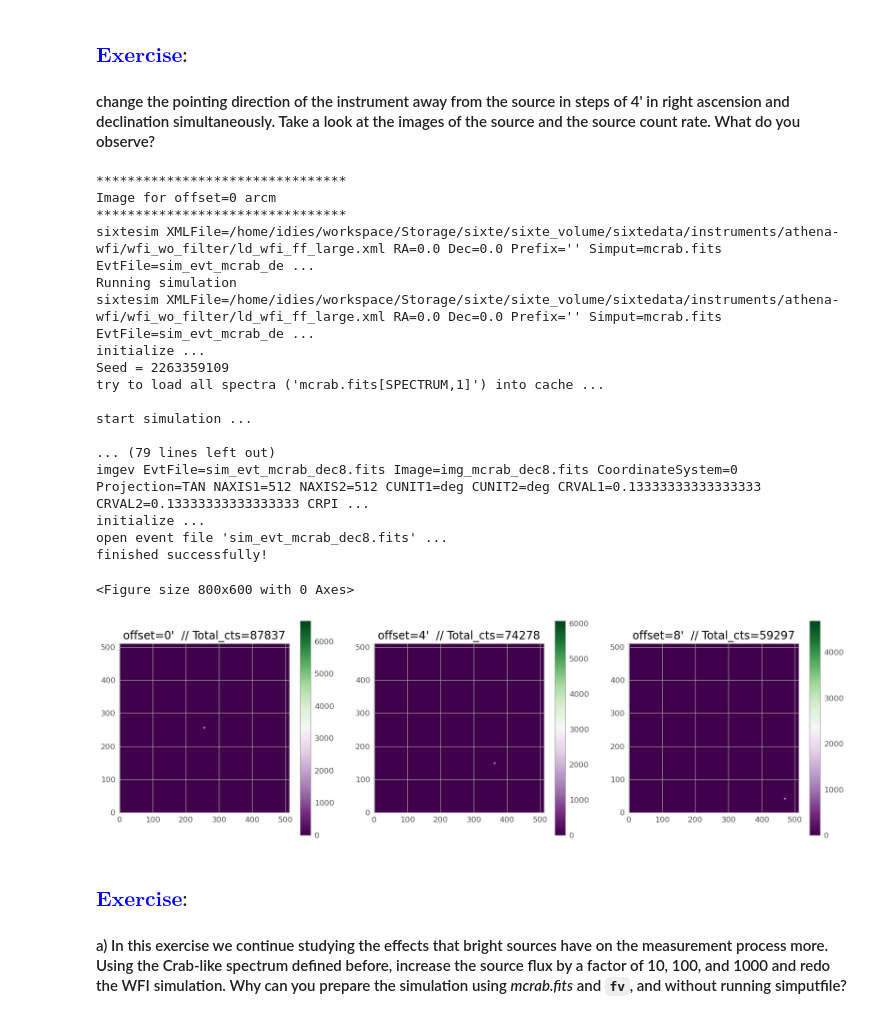
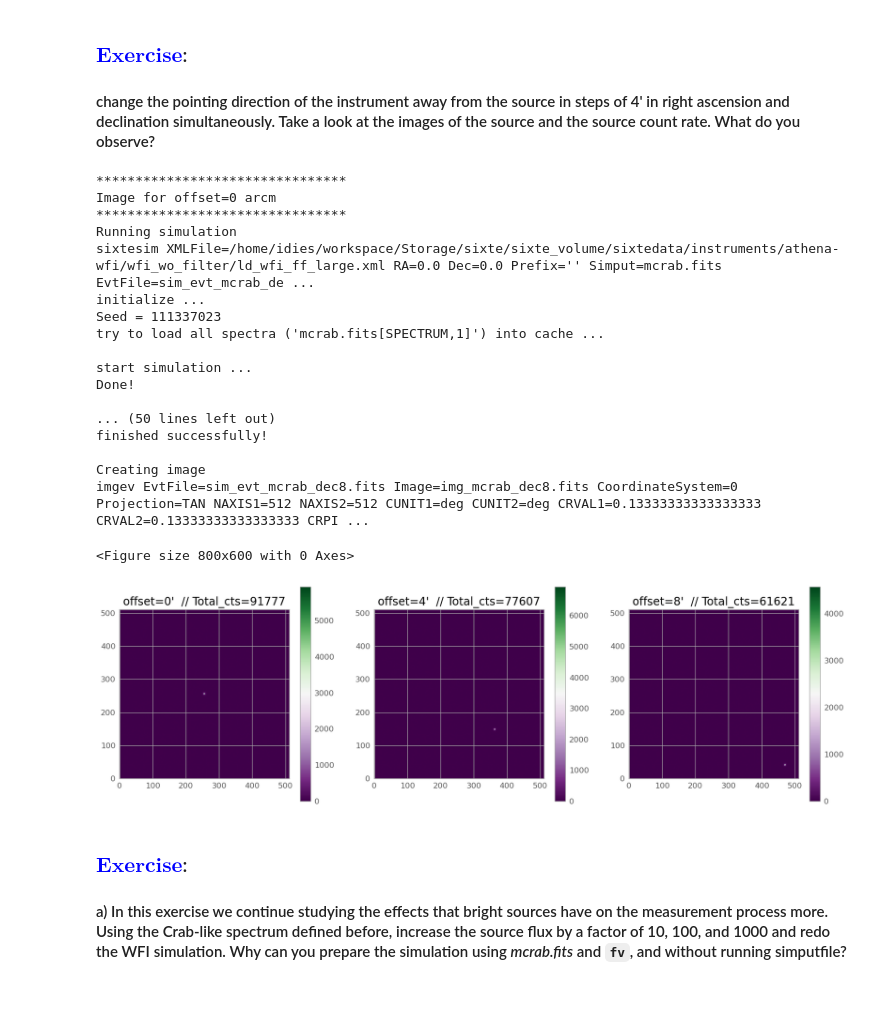
Before and after one commit to mtceballos/SIXTE-tutorial, a Jupyter notebook: tutorial-general-intro_SciServer.ipynb, the cells around one changed output. Saved outputs shown, nothing was run; the diff lists cells and outputs as text; code cells hidden in the pictures.

```diff
--- a/tutorial-general-intro_SciServer.ipynb
+++ b/tutorial-general-intro_SciServer.ipynb
@@ -249,8 +277,9 @@ No.    Name      Ver    Type      Cards   Dimensions   Format
   1  SRC_CAT       1 BinTableHDU     44   1R x 12C   [J, 32A, D, D, E, E, E, E, E, 32A, 32A, 32A]
   2  SPECTRUM      1 BinTableHDU     21   1R x 3C   [1PE(1000), 1PE(1000), 48A]
 # %%
-simputfile = f"{base}_wo-xcm.fits"
-f = fits.open(simputfile)
-f.info()
-f[1].columns.names
-f.close()
+#DV: Tied to ISIS output error
+#simputfile = f"{base}_wo-xcm.fits"
+#f = fits.open(simputfile)
+#f.info()
+#f[1].columns.names
+#f.close()
@@ -563,11 +580,12 @@ Ancilliary Response Matrix (ARF):/Users/jessicaplanelles/simput/share/sixte/inst
 # %%
-#run_comm('ln -s {}'.format(rmf), 'Linking to working directory')
-#run_comm('ln -s {}'.format(arf), 'Linking to working directory')
+# Removing full paths to rmf/arf to clean up header and providing symbolic links
+run_comm('ln -sf {}'.format(arf), 'Linking to working directory')
+run_comm('ln -sf {}'.format(rmf), 'Linking to working directory')
 
 # strip path in keywords to avoid very long values and update header
-rmf = os.path.basename(rmf)
-arf = os.path.basename(arf)
+rmf_short = os.path.basename(rmf)
+arf_short = os.path.basename(arf)
 f = fits.open(specfile, 'update')
-f[1].header['RESPFILE'] = rmf
-f[1].header['ANCRFILE'] = arf
+f[1].header['RESPFILE'] = rmf_short
+f[1].header['ANCRFILE'] = arf_short
 f.close()
@@ -805,49 +828,43 @@ for ioff in range(0,(noffs*3),4):
     # run simulation
     evtfile_dec = f"sim_evt_{base_dec}.fits"
     comm = (f"sixtesim XMLFile={xml} RA={ra_off} Dec={dec_off} Prefix='' " +
-            f"Simput={simputfile} EvtFile={evtfile_dec} Exposure={expos} clobber=yes")
-    print(comm)
+            f"Simput={simputfile} EvtFile={evtfile_dec} Exposure={expos} clobber=yes chatter=3")
     run_comm(comm, "Running simulation")
 
     # create image
     imgfile_dec = f"img_{base_dec}.fits"
     comm = (f"imgev EvtFile={evtfile_dec} Image={imgfile_dec} CoordinateSystem=0 " +
             f"Projection=TAN NAXIS1=512 NAXIS2=512 CUNIT1=deg CUNIT2=deg CRVAL1={ra_off} CRVAL2={dec_off} " +
             f"CRPIX1=256.5 CRPIX2=256.5 CDELT1=-6.207043e-04 CDELT2=6.207043e-04")
-    print(comm)
     run_comm(comm, "Creating image")
 
     image_data = fits.getdata(imgfile_dec, ext=0)
     cmap = plt.cm.PRGn
 
-    from astropy.visualization import simple_norm
-    #norm = simple_norm(image_data, stretch='log', log_a=10000)
-    #im = axs[i].imshow(image_data, origin="lower", cmap=cmap, norm=norm)
-    #im = axs[i].imshow(image_data, cmap=cmap, origin="lower", norm=LogNorm(vmax=50))
     im = axs[i].imshow(image_data, cmap=cmap, origin="lower")
     fig.colorbar(im,ax=axs[i])
     tit = f"offset={ioff}'  // Total_cts={np.sum(image_data)}"
     axs[i].set_title(tit)
 # %% [output]
 ********************************
 Image for offset=0 arcm
 ********************************
-sixtesim XMLFile=/home/idies/workspace/Storage/sixte/sixte_volume/sixtedata/instruments/athena-wfi/wfi_wo_filter/ld_wfi_ff_large.xml RA=0.0 Dec=0.0 Prefix='' Simput=mcrab.fits EvtFile=sim_evt_mcrab_de ...
 Running simulation
 sixtesim XMLFile=/home/idies/workspace/Storage/sixte/sixte_volume/sixtedata/instruments/athena-wfi/wfi_wo_filter/ld_wfi_ff_large.xml RA=0.0 Dec=0.0 Prefix='' Simput=mcrab.fits EvtFile=sim_evt_mcrab_de ...
 initialize ...
-Seed = 2263359109
+Seed = 111337023
 try to load all spectra ('mcrab.fits[SPECTRUM,1]') into cache ...
 
 start simulation ...
+Done!
 
-... (79 lines left out)
+... (50 lines left out)
+finished successfully!
+
+Creating image
 imgev EvtFile=sim_evt_mcrab_dec8.fits Image=img_mcrab_dec8.fits CoordinateSystem=0 Projection=TAN NAXIS1=512 NAXIS2=512 CUNIT1=deg CUNIT2=deg CRVAL1=0.13333333333333333 CRVAL2=0.13333333333333333 CRPI ...
-initialize ...
-open event file 'sim_evt_mcrab_dec8.fits' ...
-finished successfully!
 <Figure size 800x600 with 0 Axes>
-[figure, old version]
+[figure, new version]
 # %% [markdown]
 ### <span style="color:blue">$\textbf{Exercise}$</span>:
 #### a) In this exercise we continue studying the effects that bright sources have on the measurement process more. Using the Crab-like spectrum defined before, increase the source flux by a factor of 10, 100, and 1000 and redo the WFI simulation. Why can you prepare the simulation using *mcrab.fits* and `fv`, and without running simputfile?
```
Also changed, not shown: parts of 38 cells of this notebook, 1 other file.
